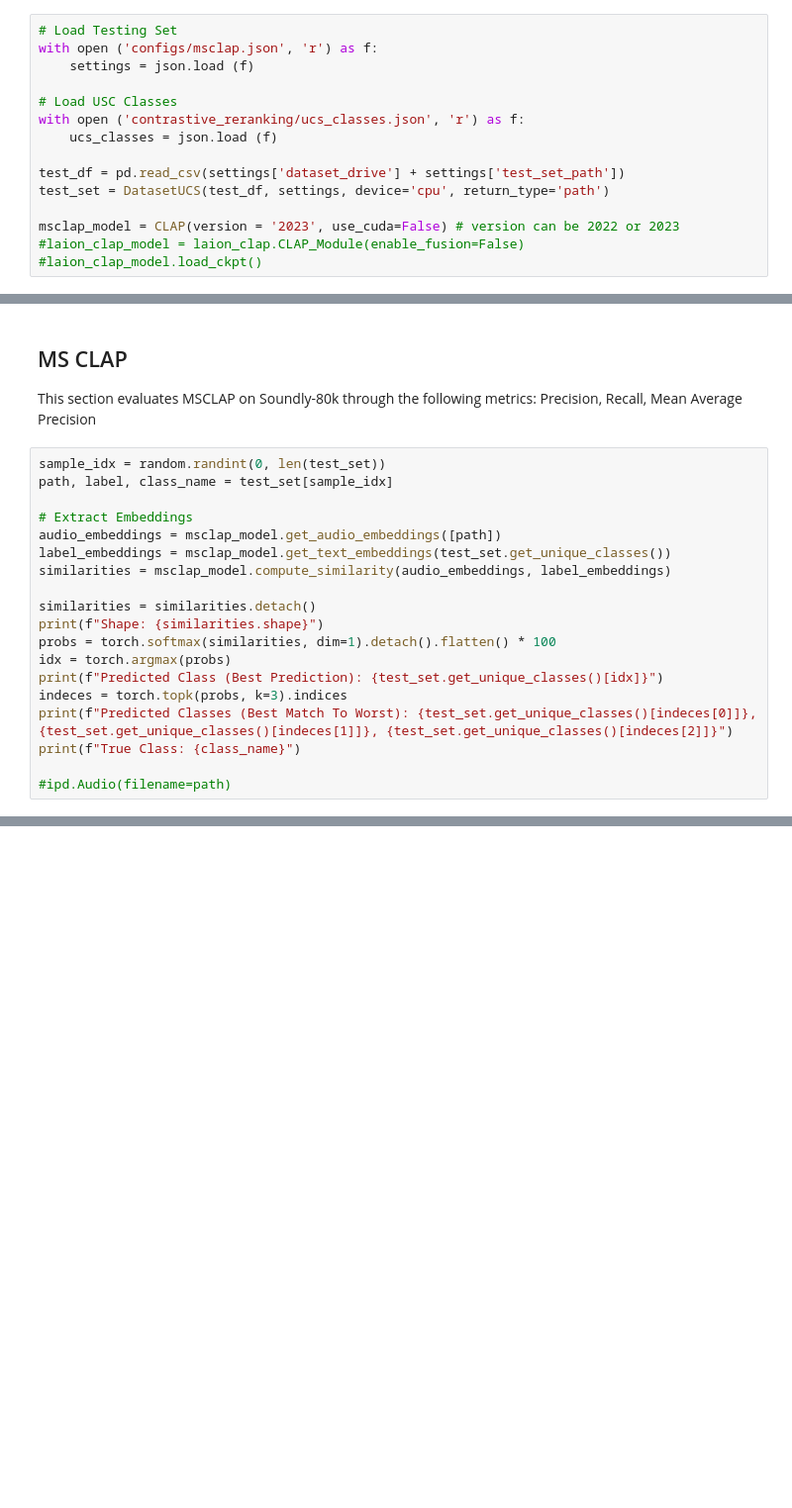
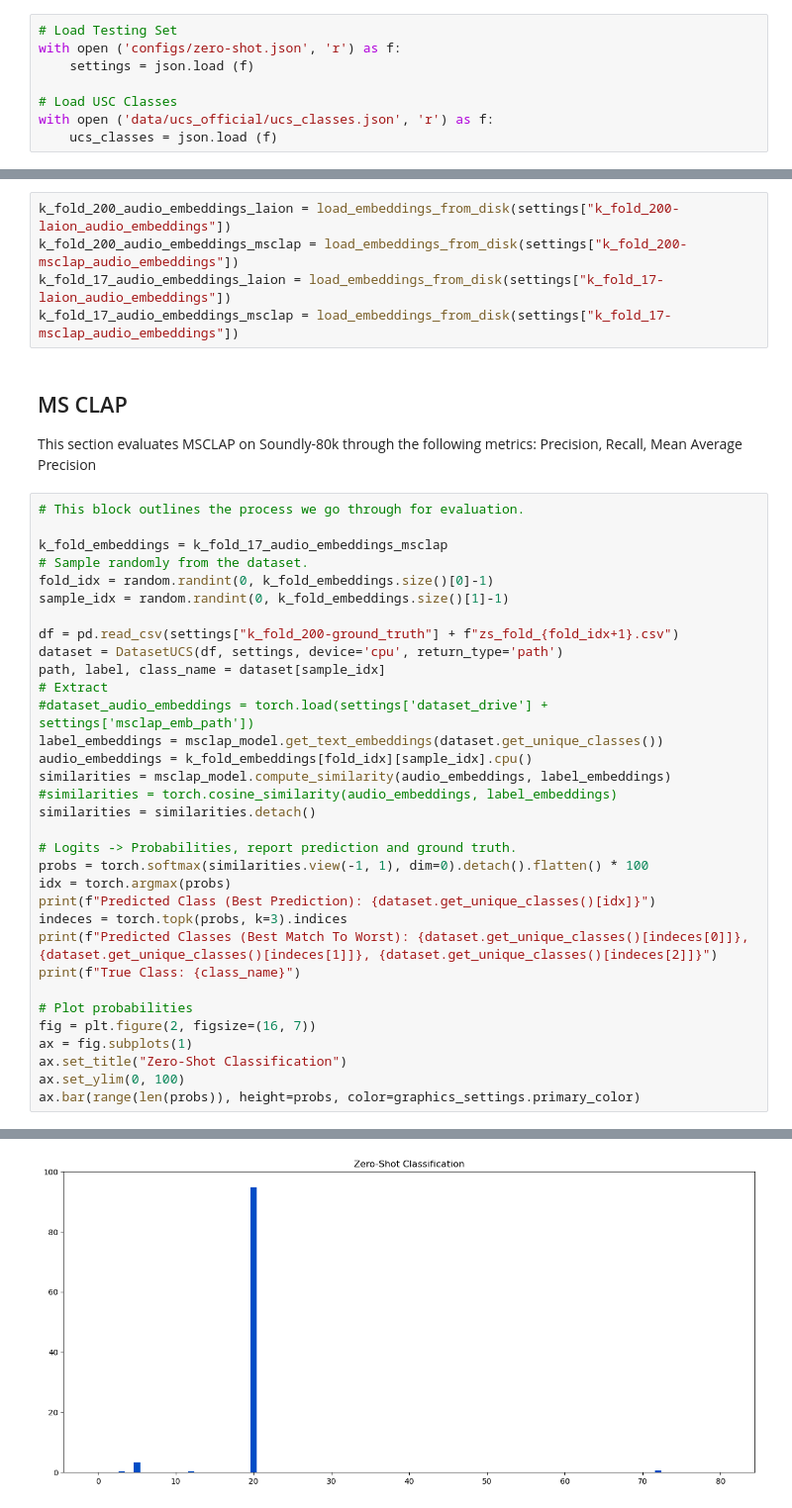
Before and after one commit to olivergetz/thesis, a Jupyter notebook: experiments/zero_shot_classification.ipynb, the cells around one changed output, grey strips where cells are left out. Shown: that part at 99% size. Saved outputs shown, nothing was run; the diff lists cells and outputs as text; blank space fills up the shorter version.

Commit message:
Zero Shot Evaluation functions, better embedding extraction

```diff
--- a/experiments/zero_shot_classification.ipynb
+++ b/experiments/zero_shot_classification.ipynb
@@ -15,15 +25,8 @@ from sklearn.manifold import TSNE
 # %%
 # Load Testing Set
-with open ('configs/msclap.json', 'r') as f:
+with open ('configs/zero-shot.json', 'r') as f:
     settings = json.load (f)
 
 # Load USC Classes
-with open ('contrastive_reranking/ucs_classes.json', 'r') as f:
+with open ('data/ucs_official/ucs_classes.json', 'r') as f:
     ucs_classes = json.load (f)
-
-test_df = pd.read_csv(settings['dataset_drive'] + settings['test_set_path'])
-test_set = DatasetUCS(test_df, settings, device='cpu', return_type='path')
-
-msclap_model = CLAP(version = '2023', use_cuda=False) # version can be 2022 or 2023
-#laion_clap_model = laion_clap.CLAP_Module(enable_fusion=False)
-#laion_clap_model.load_ckpt()
@@ -30,23 +125,42 @@ msclap_model = CLAP(version = '2023', use_cuda=False) # version can be 2022 or 2
+# %%
+k_fold_200_audio_embeddings_laion = load_embeddings_from_disk(settings["k_fold_200-laion_audio_embeddings"])
+k_fold_200_audio_embeddings_msclap = load_embeddings_from_disk(settings["k_fold_200-msclap_audio_embeddings"])
+k_fold_17_audio_embeddings_laion = load_embeddings_from_disk(settings["k_fold_17-laion_audio_embeddings"])
+k_fold_17_audio_embeddings_msclap = load_embeddings_from_disk(settings["k_fold_17-msclap_audio_embeddings"])
 # %% [markdown]
 ## MS CLAP
 This section evaluates MSCLAP on Soundly-80k through the following metrics: Precision, Recall, Mean Average Precision
 # %%
-sample_idx = random.randint(0, len(test_set))
-path, label, class_name = test_set[sample_idx]
+# This block outlines the process we go through for evaluation.
 
-# Extract Embeddings
-audio_embeddings = msclap_model.get_audio_embeddings([path])
-label_embeddings = msclap_model.get_text_embeddings(test_set.get_unique_classes())
+k_fold_embeddings = k_fold_17_audio_embeddings_msclap
+# Sample randomly from the dataset.
+fold_idx = random.randint(0, k_fold_embeddings.size()[0]-1)
+sample_idx = random.randint(0, k_fold_embeddings.size()[1]-1)
+
+df = pd.read_csv(settings["k_fold_200-ground_truth"] + f"zs_fold_{fold_idx+1}.csv")
+dataset = DatasetUCS(df, settings, device='cpu', return_type='path')
+path, label, class_name = dataset[sample_idx]
+# Extract
+#dataset_audio_embeddings = torch.load(settings['dataset_drive'] + settings['msclap_emb_path'])
+label_embeddings = msclap_model.get_text_embeddings(dataset.get_unique_classes())
+audio_embeddings = k_fold_embeddings[fold_idx][sample_idx].cpu()
 similarities = msclap_model.compute_similarity(audio_embeddings, label_embeddings)
+#similarities = torch.cosine_similarity(audio_embeddings, label_embeddings)
+similarities = similarities.detach()
 
-similarities = similarities.detach()
-print(f"Shape: {similarities.shape}")
-probs = torch.softmax(similarities, dim=1).detach().flatten() * 100
+# Logits -> Probabilities, report prediction and ground truth.
+probs = torch.softmax(similarities.view(-1, 1), dim=0).detach().flatten() * 100
 idx = torch.argmax(probs)
-print(f"Predicted Class (Best Prediction): {test_set.get_unique_classes()[idx]}")
+print(f"Predicted Class (Best Prediction): {dataset.get_unique_classes()[idx]}")
 indeces = torch.topk(probs, k=3).indices
-print(f"Predicted Classes (Best Match To Worst): {test_set.get_unique_classes()[indeces[0]]}, {test_set.get_unique_classes()[indeces[1]]}, {test_set.get_unique_classes()[indeces[2]]}")
+print(f"Predicted Classes (Best Match To Worst): {dataset.get_unique_classes()[indeces[0]]}, {dataset.get_unique_classes()[indeces[1]]}, {dataset.get_unique_classes()[indeces[2]]}")
 print(f"True Class: {class_name}")
 
-#ipd.Audio(filename=path)
+# Plot probabilities
+fig = plt.figure(2, figsize=(16, 7))
+ax = fig.subplots(1)
+ax.set_title("Zero-Shot Classification")
+ax.set_ylim(0, 100)
+ax.bar(range(len(probs)), height=probs, color=graphics_settings.primary_color)
 # %% [output]
@@ -56,0 +171 @@ True Class: swooshes
+[figure, added]
```
Also changed, not shown: parts of 21 cells of this notebook, 16 other files.
